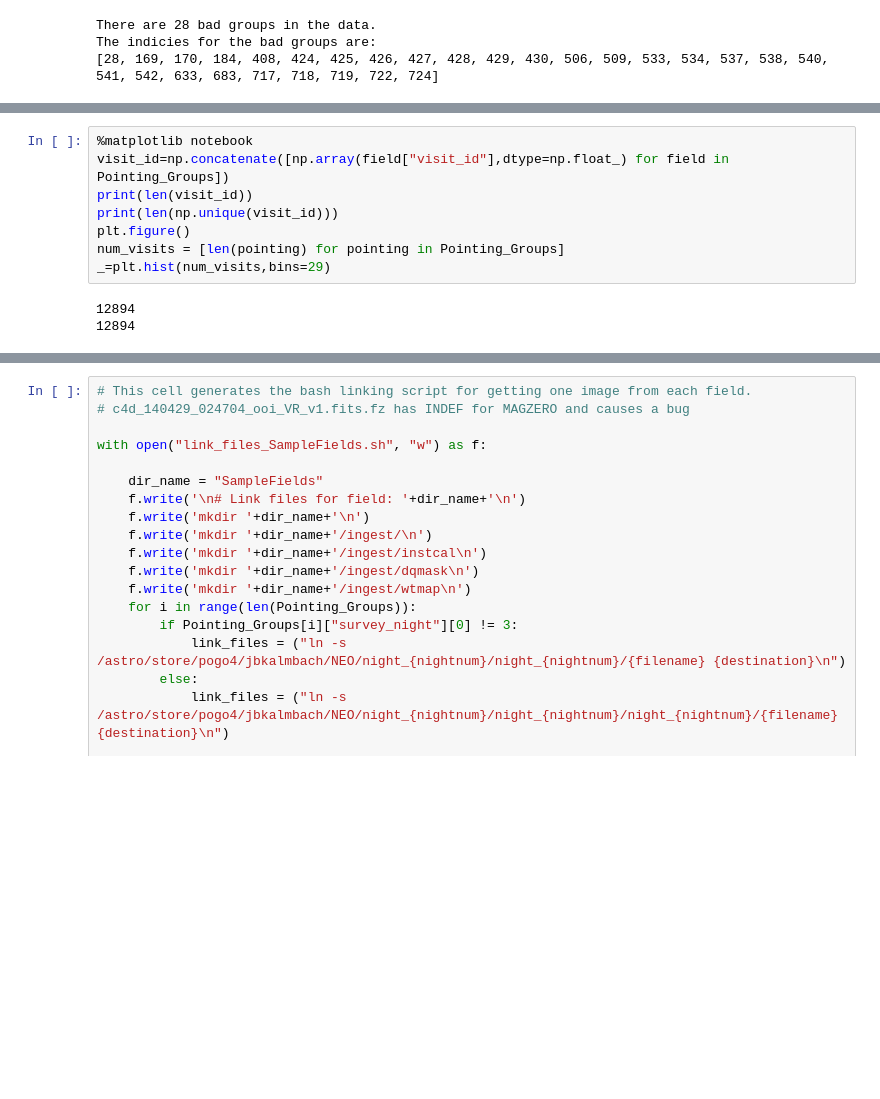
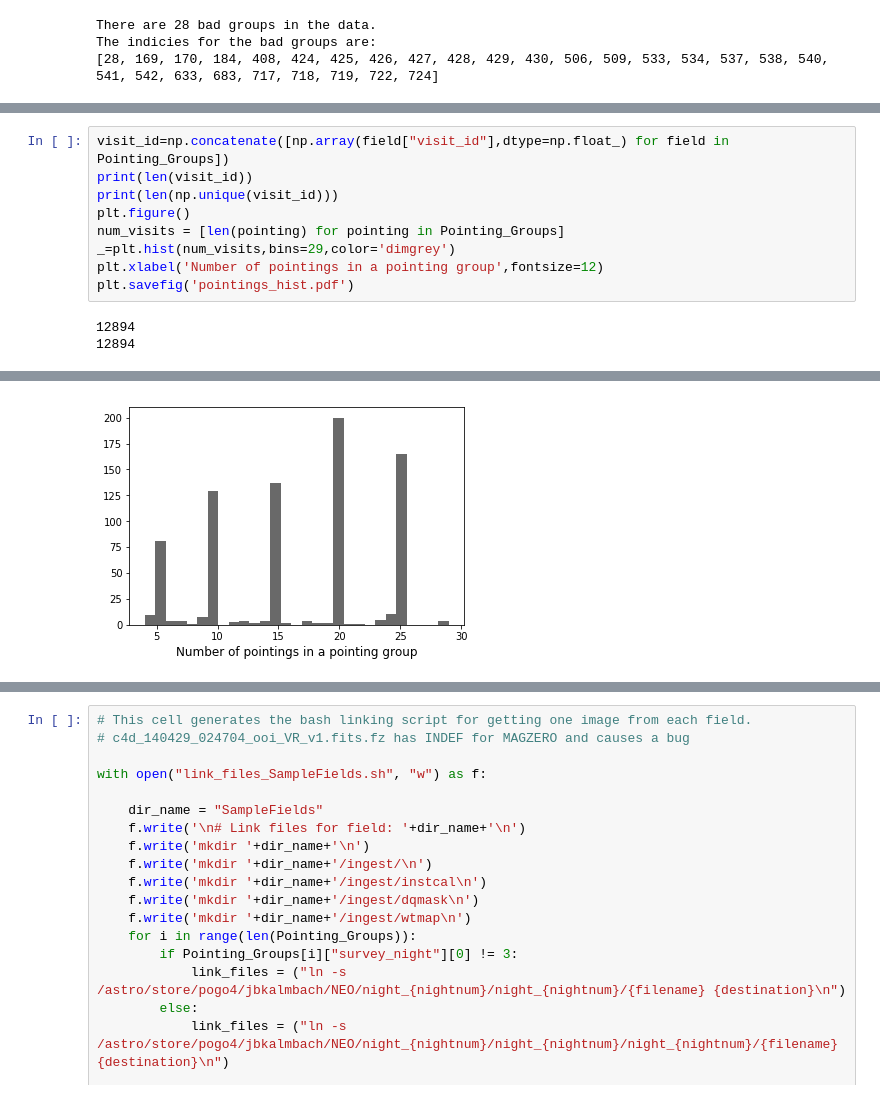
Before and after one commit to smotherh/KBMOD_paper2_data_preperation, a Jupyter notebook: pointing_metadata/NEO_Fields.ipynb, the cells around one changed output, grey strips where cells are left out. Drawn from its saved outputs; the diff is of its cells as text; blank space fills up the shorter version.

```diff
--- a/pointing_metadata/NEO_Fields.ipynb
+++ b/pointing_metadata/NEO_Fields.ipynb
@@ -142,11 +118,12 @@ for index in Bad_Group_Index:
 # %%
-%matplotlib notebook
 visit_id=np.concatenate([np.array(field["visit_id"],dtype=np.float_) for field in Pointing_Groups])
 print(len(visit_id))
 print(len(np.unique(visit_id)))
 plt.figure()
 num_visits = [len(pointing) for pointing in Pointing_Groups]
-_=plt.hist(num_visits,bins=29)
+_=plt.hist(num_visits,bins=29,color='dimgrey')
+plt.xlabel('Number of pointings in a pointing group',fontsize=12)
+plt.savefig('pointings_hist.pdf')
 # %% [output]
 12894
 12894
@@ -154,0 +130 @@ _=plt.hist(num_visits,bins=29)
+[figure, added]
```
Also changed, not shown: parts of 15 cells of this notebook, 1 other file.
